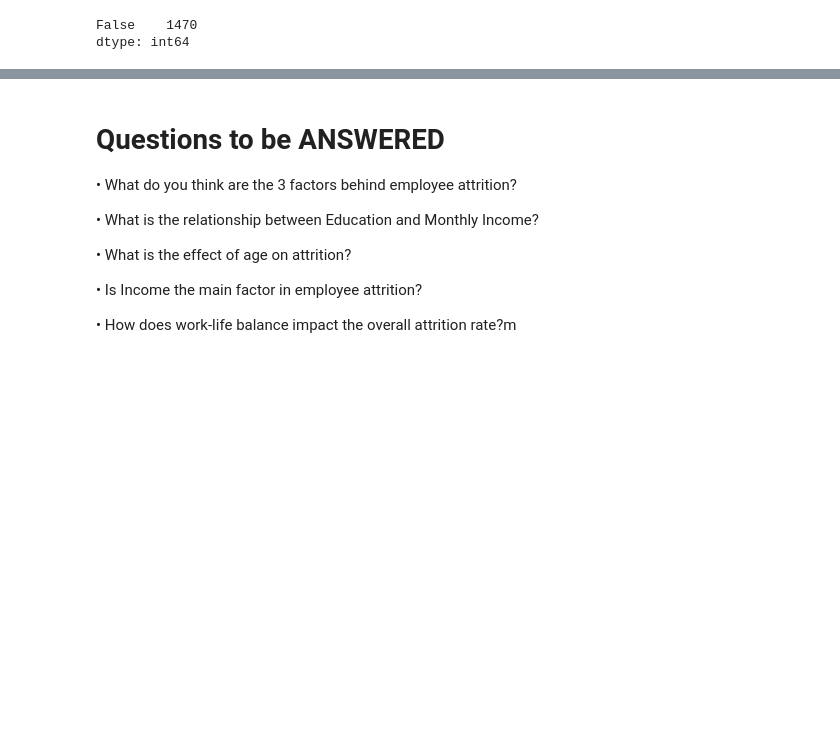
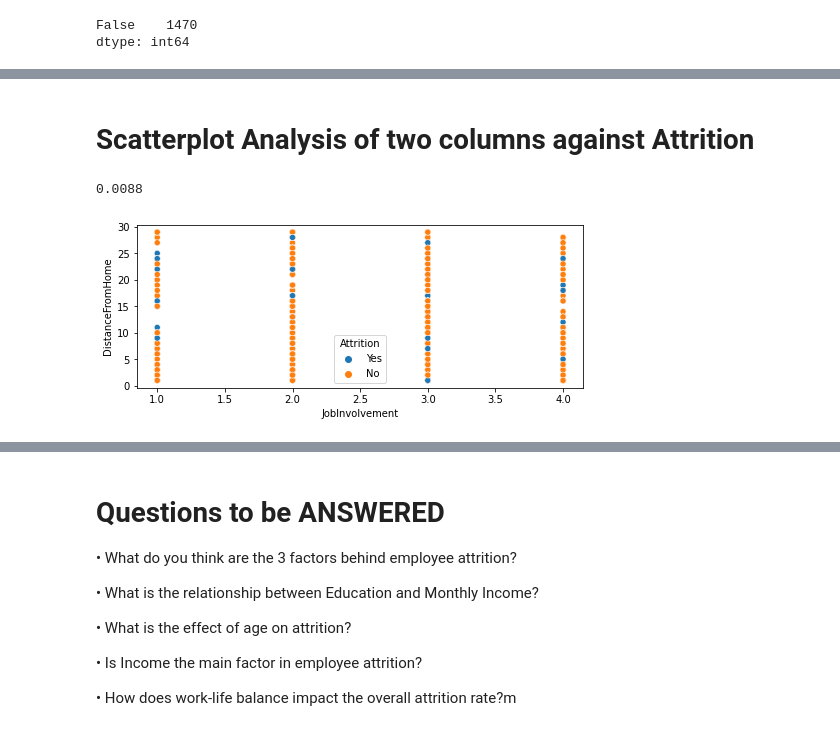
Before and after one commit to Sophiajackrich/Stutern-repo, a Jupyter notebook: Module_7_Assignment.ipynb, the cells around one changed output, grey strips where cells are left out. Cells and saved outputs as stored; diff of their text form; code cells hidden in the pictures; blank space fills up the shorter version.

```diff
--- a/Module_7_Assignment.ipynb
+++ b/Module_7_Assignment.ipynb
@@ -160,0 +454,11 @@ dtype: int64
+# %% [markdown]
+# Scatterplot Analysis of two columns against Attrition
+# %%
+# Multivariate analysis: 2 numeric and 1 categorical variables
+plt.figure(figsize=[8,3])
+sns.scatterplot(data=data, x='JobInvolvement', y='DistanceFromHome', hue='Attrition'); # There is no relationship between this two columns.
+
+data["JobInvolvement"].corr(data["DistanceFromHome"]).round(4) # This is a very weak positive correlation
+# %% [output]
+0.0088
+[figure, added]
```
Also changed, not shown: parts of 51 cells of this notebook.
